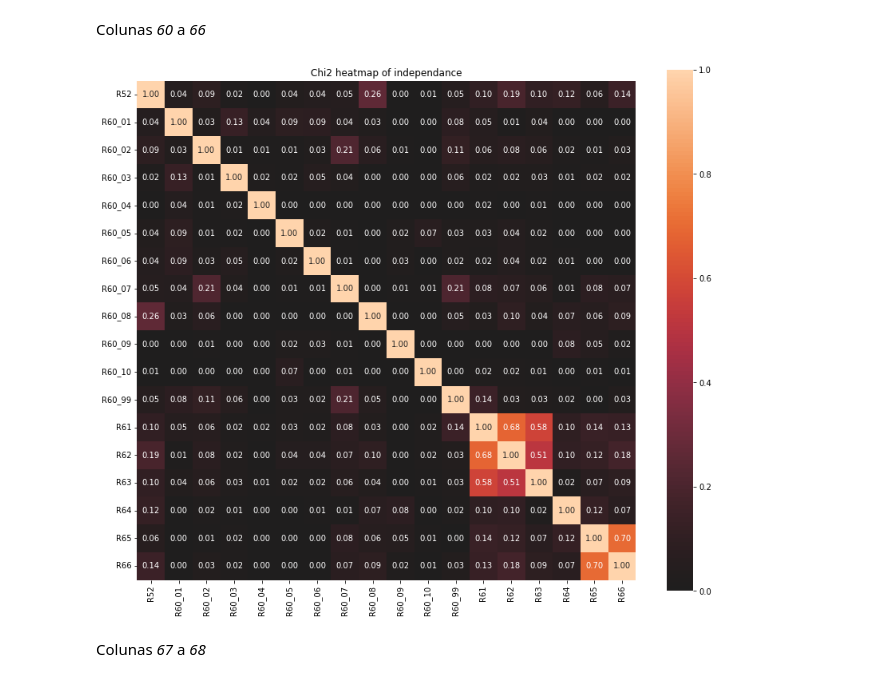
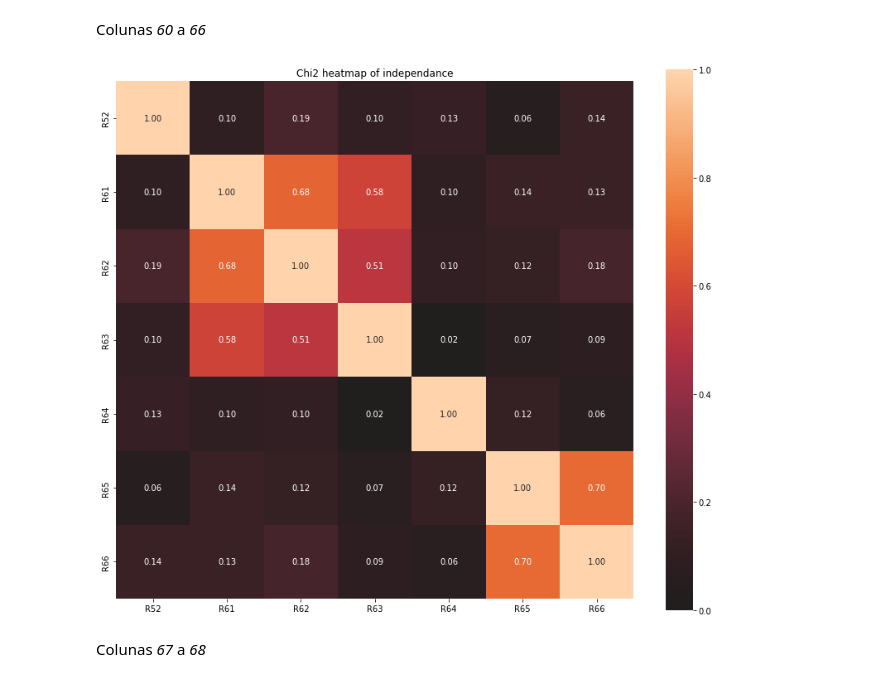
Before and after one commit to insper-classroom/23-1a-cd-p2-anderson_samuel_vinicius, a Jupyter notebook: Relatório.ipynb, the cells around one changed output. Drawn from its saved outputs; the diff is of its cells as text; code cells hidden in the pictures.

```diff
--- a/Relatório.ipynb
+++ b/Relatório.ipynb
@@ -875,0 +1044,2 @@ responsaveis_df = pd.concat([responsaveis_df, separate_R04], axis=1)
+# %%
+responsaveis_df = responsaveis_df_dropped
@@ -875,0 +1048,2 @@ responsaveis_df = pd.concat([responsaveis_df, separate_R04], axis=1)
+# %%
+responsaveis_df.drop(col_money, axis=1, inplace=True)
@@ -1011,8 +1193,8 @@ Colunas _21_ a _27_
 # Pegando as colunas para selecionar pelo dicionário
 bloco_buscado = []
 aux = ''
-i = 21
-while i <= 27:
+i = 23
+while i <= 24:
     aux = 'R' + str(i)
     bloco_buscado.append(aux)
     i += 1
@@ -1087,7 +1269,7 @@ Colunas _33_ a _40_
 bloco_buscado = []
 aux = ''
 i = 33
-while i <= 40:
+while i <= 38:
     aux = 'R' + str(i)
     bloco_buscado.append(aux)
     i += 1
@@ -1283,25 +1465,25 @@ Colunas _60_ a _66_
 # %%
 bloco_buscado = []
 aux = ''
-i = 60
+i = 61
 while i <= 66:
     aux = 'R' + str(i)
     bloco_buscado.append(aux)
     i += 1
 
 # Separando o bloco por loc
 perguntas = ['R52']
 for per in bloco_buscado:
     for column in col_per_quest[per]:
         perguntas.append(column)
 
 analise = responsaveis_df.loc[:, perguntas]
 
 # Teste do Chi Quadrado
 associations(analise,figsize=(14,12),title="Chi2 heatmap of independance")
 plt.show()
 # %% [output]
-[figure, old version]
+[figure, new version]
 # %% [markdown]
 Colunas _67_ a _68_
 # %%
```
Also changed, not shown: parts of 128 cells of this notebook.
